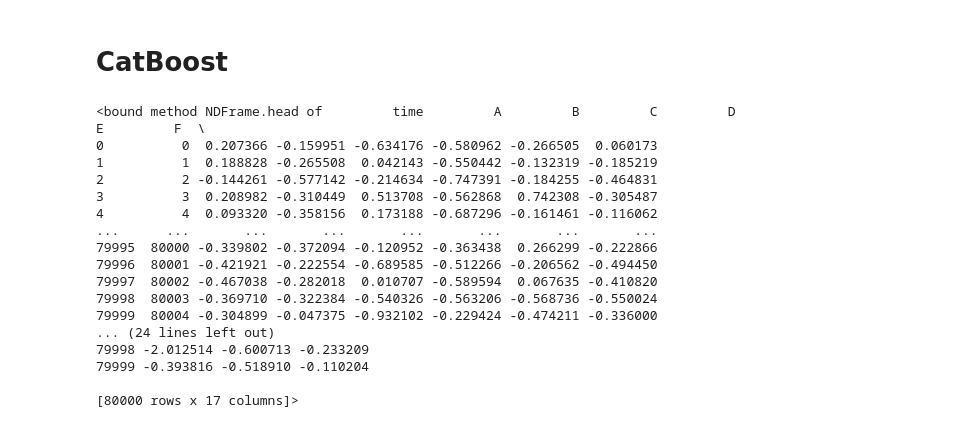
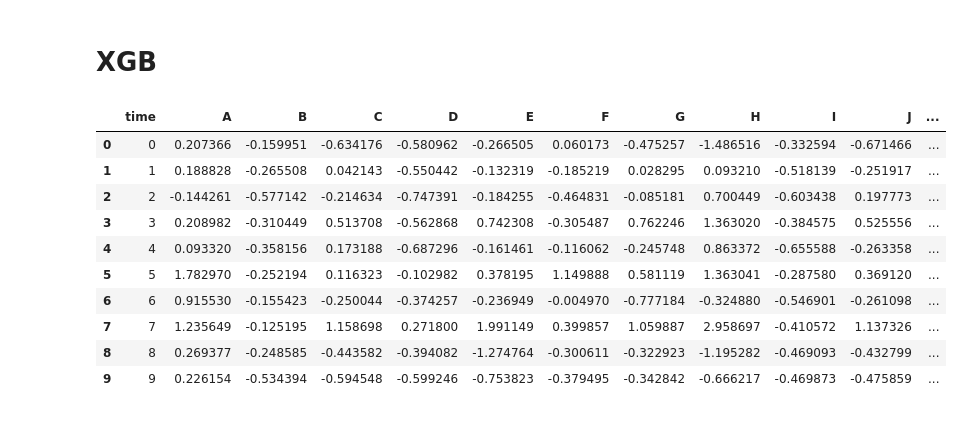
Before and after one commit to seo-joon/QuantChallenge--Team-Agora, a Jupyter notebook: research/xgb.ipynb, the cells around one changed output. Cells and saved outputs as stored; diff of their text form; code cells hidden in the pictures.

```diff
--- a/research/xgb.ipynb
+++ b/research/xgb.ipynb
@@ -1,5 +1,5 @@
 # %% [markdown]
-# CatBoost
+# XGB
 # %%
 import os
 import pandas as pd
@@ -10,25 +12,19 @@ from catboost import CatBoostClassifier, CatBoostRegressor, Pool
 # %%
 #load
 
 csv_path = "./data/train.csv"
 df = pd.read_csv(csv_path)
-df.head
+df.head(10)
 # %% [output]
-<bound method NDFrame.head of         time         A         B         C         D         E         F  \
-0          0  0.207366 -0.159951 -0.634176 -0.580962 -0.266505  0.060173
-1          1  0.188828 -0.265508  0.042143 -0.550442 -0.132319 -0.185219
-2          2 -0.144261 -0.577142 -0.214634 -0.747391 -0.184255 -0.464831
-3          3  0.208982 -0.310449  0.513708 -0.562868  0.742308 -0.305487
-4          4  0.093320 -0.358156  0.173188 -0.687296 -0.161461 -0.116062
-...      ...       ...       ...       ...       ...       ...       ...
-79995  80000 -0.339802 -0.372094 -0.120952 -0.363438  0.266299 -0.222866
-79996  80001 -0.421921 -0.222554 -0.689585 -0.512266 -0.206562 -0.494450
-79997  80002 -0.467038 -0.282018  0.010707 -0.589594  0.067635 -0.410820
-79998  80003 -0.369710 -0.322384 -0.540326 -0.563206 -0.568736 -0.550024
-79999  80004 -0.304899 -0.047375 -0.932102 -0.229424 -0.474211 -0.336000
-... (24 lines left out)
-79998 -2.012514 -0.600713 -0.233209
-79999 -0.393816 -0.518910 -0.110204
-
-[80000 rows x 17 columns]>
+|  | time | A | B | C | D | E | F | G | H | I | J | ... |
+| 0 | 0 | 0.207366 | -0.159951 | -0.634176 | -0.580962 | -0.266505 | 0.060173 | -0.475257 | -1.486516 | -0.332594 | -0.671466 | ... |
+| 1 | 1 | 0.188828 | -0.265508 | 0.042143 | -0.550442 | -0.132319 | -0.185219 | 0.028295 | 0.093210 | -0.518139 | -0.251917 | ... |
+| 2 | 2 | -0.144261 | -0.577142 | -0.214634 | -0.747391 | -0.184255 | -0.464831 | -0.085181 | 0.700449 | -0.603438 | 0.197773 | ... |
+| 3 | 3 | 0.208982 | -0.310449 | 0.513708 | -0.562868 | 0.742308 | -0.305487 | 0.762246 | 1.363020 | -0.384575 | 0.525556 | ... |
+| 4 | 4 | 0.093320 | -0.358156 | 0.173188 | -0.687296 | -0.161461 | -0.116062 | -0.245748 | 0.863372 | -0.655588 | -0.263358 | ... |
+| 5 | 5 | 1.782970 | -0.252194 | 0.116323 | -0.102982 | 0.378195 | 1.149888 | 0.581119 | 1.363041 | -0.287580 | 0.369120 | ... |
+| 6 | 6 | 0.915530 | -0.155423 | -0.250044 | -0.374257 | -0.236949 | -0.004970 | -0.777184 | -0.324880 | -0.546901 | -0.261098 | ... |
+| 7 | 7 | 1.235649 | -0.125195 | 1.158698 | 0.271800 | 1.991149 | 0.399857 | 1.059887 | 2.958697 | -0.410572 | 1.137326 | ... |
+| 8 | 8 | 0.269377 | -0.248585 | -0.443582 | -0.394082 | -1.274764 | -0.300611 | -0.322923 | -1.195282 | -0.469093 | -0.432799 | ... |
+| 9 | 9 | 0.226154 | -0.534394 | -0.594548 | -0.599246 | -0.753823 | -0.379495 | -0.342842 | -0.666217 | -0.469873 | -0.475859 | ... |
 # %%
```
Also changed, not shown: parts of 18 cells of this notebook, 5 other files.
